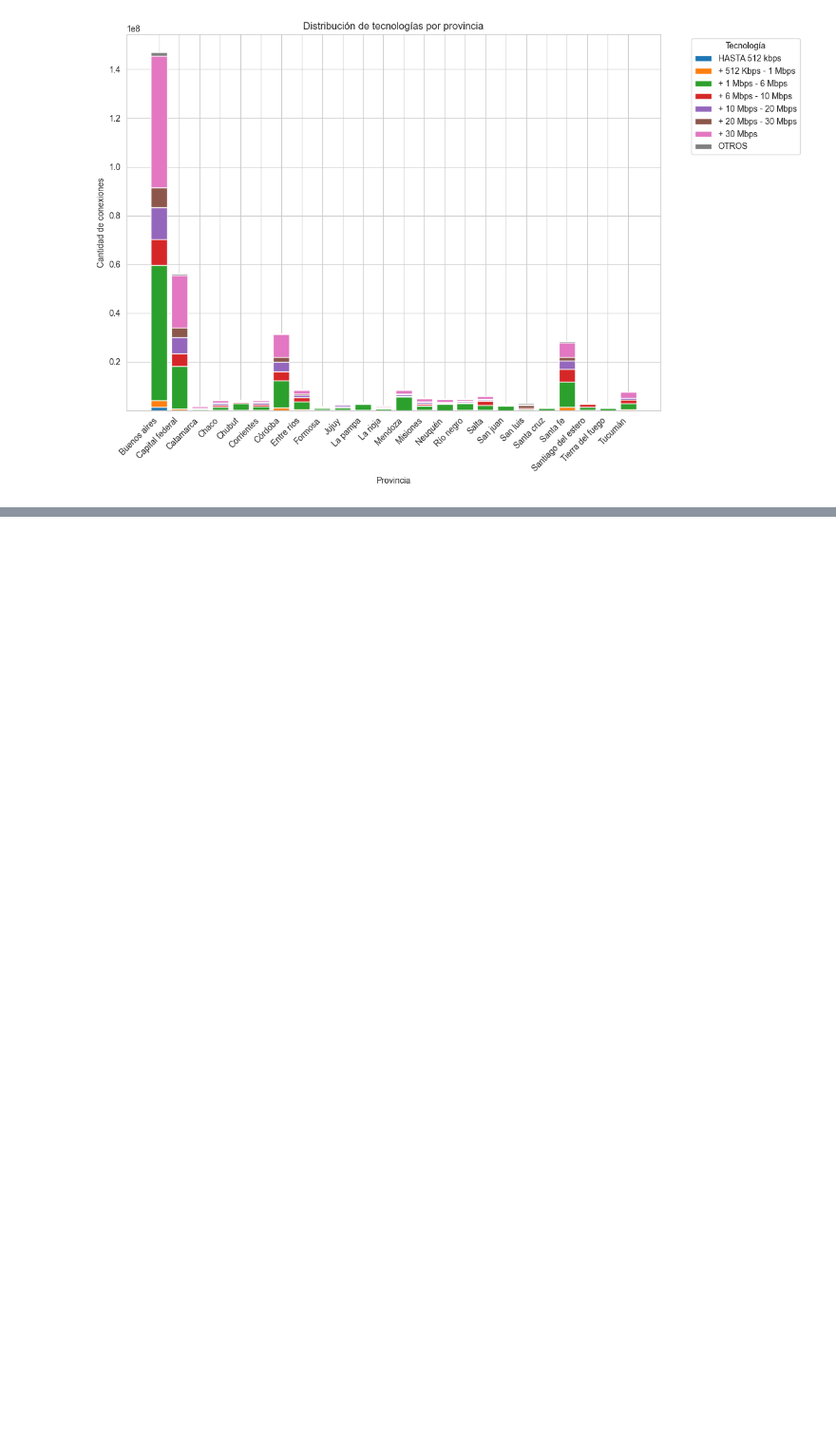
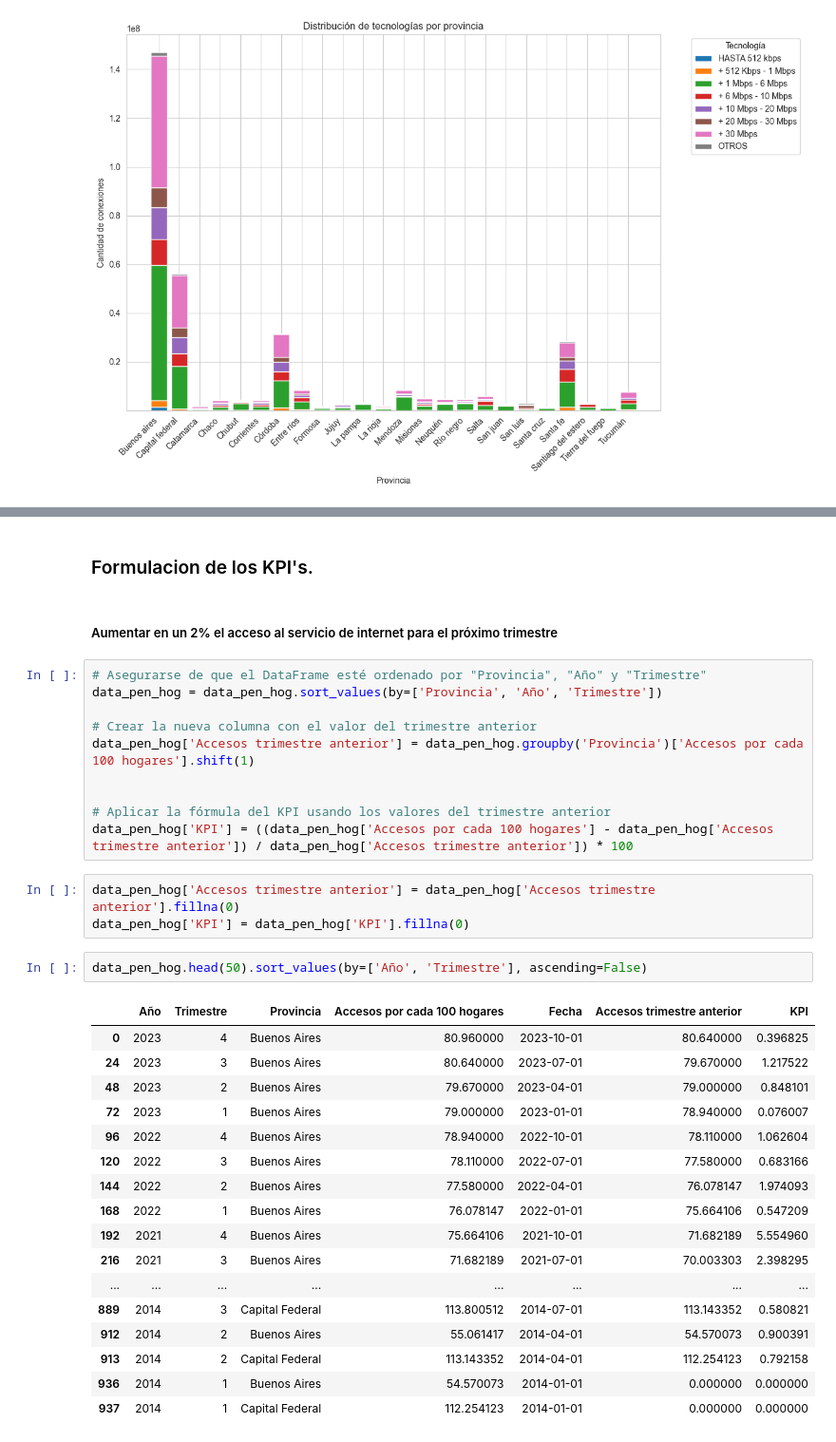
Before and after one commit to rammerbot/Data_Analytics_Telecomunicaciones_Argentina, a Jupyter notebook: ETL_EDA.ipynb, the cells around one changed output, grey strips where cells are left out. Shown at 95% size. Saved outputs shown, nothing was run; the diff lists cells and outputs as text; blank space fills up the shorter version.

```diff
--- a/ETL_EDA.ipynb
+++ b/ETL_EDA.ipynb
@@ -880,0 +917,37 @@ plt.show()
+# %% [markdown]
+### Formulacion de los KPI's.
+# %% [markdown]
+##### Aumentar en un 2% el acceso al servicio de internet para el próximo trimestre
+# %%
+# Asegurarse de que el DataFrame esté ordenado por "Provincia", "Año" y "Trimestre"
+data_pen_hog = data_pen_hog.sort_values(by=['Provincia', 'Año', 'Trimestre'])
+
+# Crear la nueva columna con el valor del trimestre anterior
+data_pen_hog['Accesos trimestre anterior'] = data_pen_hog.groupby('Provincia')['Accesos por cada 100 hogares'].shift(1)
+
+
+# Aplicar la fórmula del KPI usando los valores del trimestre anterior
+data_pen_hog['KPI'] = ((data_pen_hog['Accesos por cada 100 hogares'] - data_pen_hog['Accesos trimestre anterior']) / data_pen_hog['Accesos trimestre anterior']) * 100
+# %%
+data_pen_hog['Accesos trimestre anterior'] = data_pen_hog['Accesos trimestre anterior'].fillna(0)
+data_pen_hog['KPI'] = data_pen_hog['KPI'].fillna(0)
+# %%
+data_pen_hog.head(50).sort_values(by=['Año', 'Trimestre'], ascending=False)
+# %% [output]
+|  | Año | Trimestre | Provincia | Accesos por cada 100 hogares | Fecha | Accesos trimestre anterior | KPI |
+| 0 | 2023 | 4 | Buenos Aires | 80.960000 | 2023-10-01 | 80.640000 | 0.396825 |
+| 24 | 2023 | 3 | Buenos Aires | 80.640000 | 2023-07-01 | 79.670000 | 1.217522 |
+| 48 | 2023 | 2 | Buenos Aires | 79.670000 | 2023-04-01 | 79.000000 | 0.848101 |
+| 72 | 2023 | 1 | Buenos Aires | 79.000000 | 2023-01-01 | 78.940000 | 0.076007 |
+| 96 | 2022 | 4 | Buenos Aires | 78.940000 | 2022-10-01 | 78.110000 | 1.062604 |
+| 120 | 2022 | 3 | Buenos Aires | 78.110000 | 2022-07-01 | 77.580000 | 0.683166 |
+| 144 | 2022 | 2 | Buenos Aires | 77.580000 | 2022-04-01 | 76.078147 | 1.974093 |
+| 168 | 2022 | 1 | Buenos Aires | 76.078147 | 2022-01-01 | 75.664106 | 0.547209 |
+| 192 | 2021 | 4 | Buenos Aires | 75.664106 | 2021-10-01 | 71.682189 | 5.554960 |
+| 216 | 2021 | 3 | Buenos Aires | 71.682189 | 2021-07-01 | 70.003303 | 2.398295 |
+| ... | ... | ... | ... | ... | ... | ... | ... |
+| 889 | 2014 | 3 | Capital Federal | 113.800512 | 2014-07-01 | 113.143352 | 0.580821 |
+| 912 | 2014 | 2 | Buenos Aires | 55.061417 | 2014-04-01 | 54.570073 | 0.900391 |
+| 913 | 2014 | 2 | Capital Federal | 113.143352 | 2014-04-01 | 112.254123 | 0.792158 |
+| 936 | 2014 | 1 | Buenos Aires | 54.570073 | 2014-01-01 | 0.000000 | 0.000000 |
+| 937 | 2014 | 1 | Capital Federal | 112.254123 | 2014-01-01 | 0.000000 | 0.000000 |
```
Also changed, not shown: parts of 19 cells of this notebook, 1 other file.
